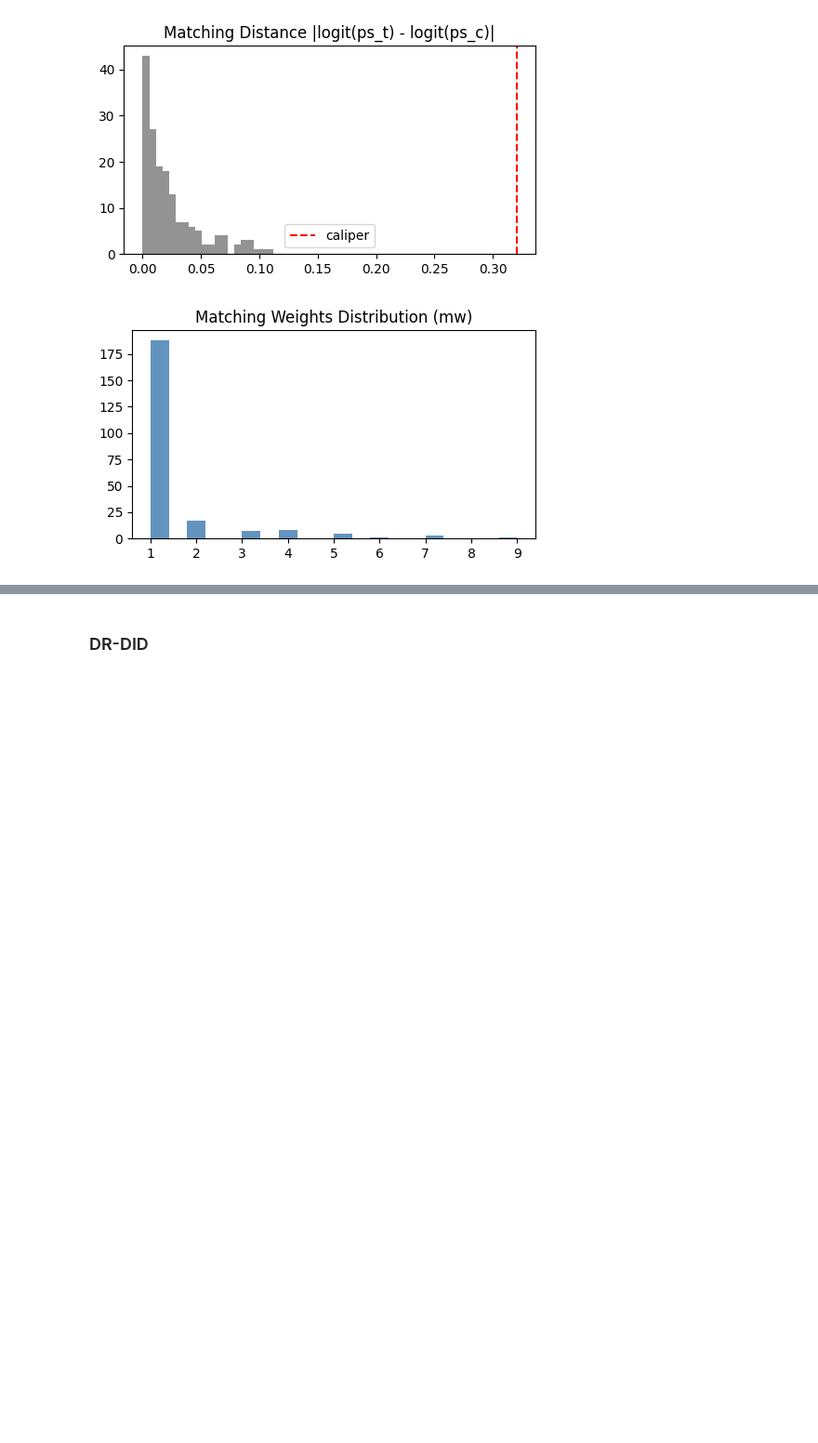
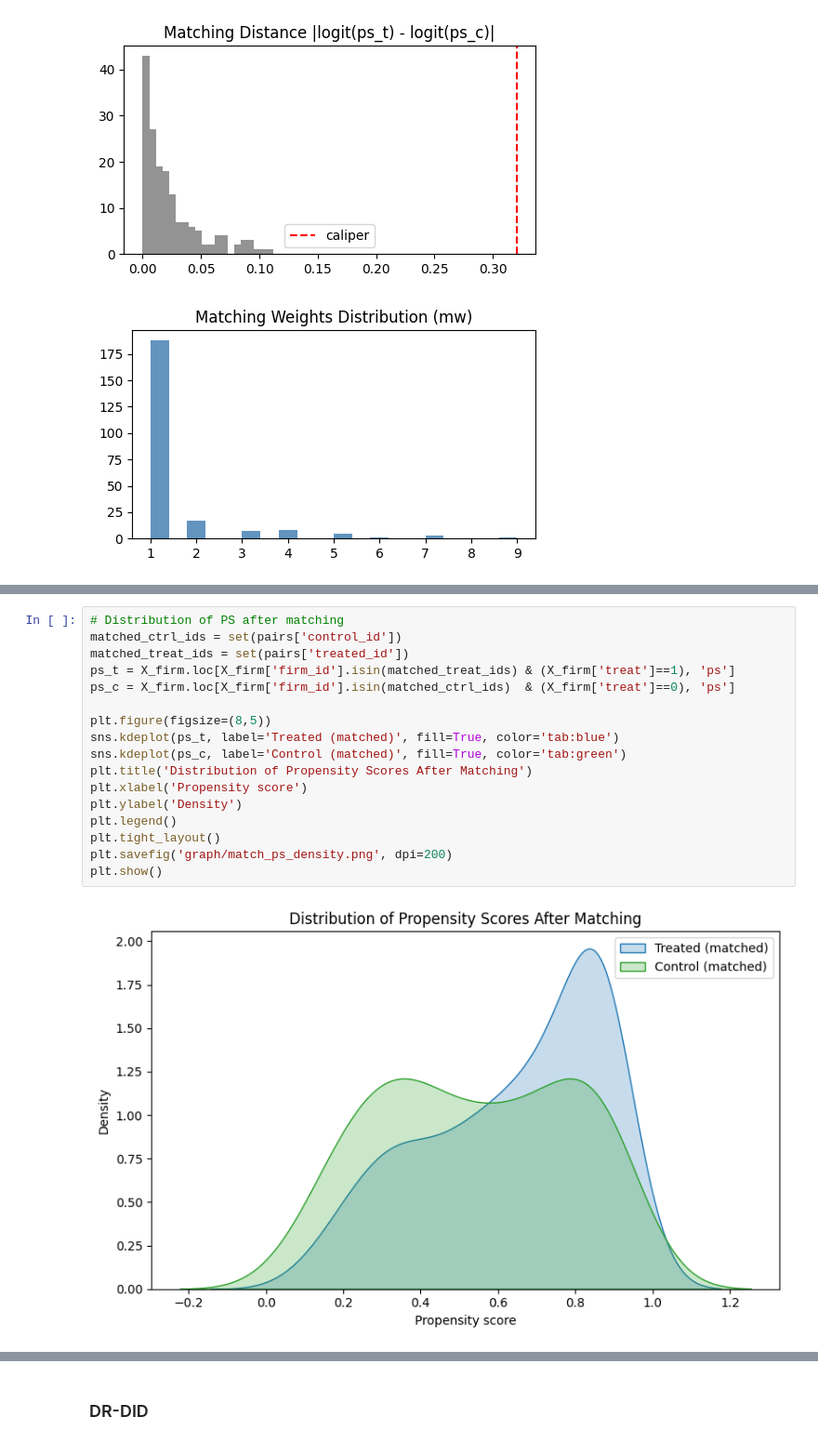
Before and after one commit to wcrisdog/small_business, a Jupyter notebook: 2_empirical_estimate_impute.ipynb, the cells around one changed output, grey strips where cells are left out. Shown at 93% size. Cells and saved outputs as stored; diff of their text form; blank space fills up the shorter version.

```diff
--- a/2_empirical_estimate_impute.ipynb
+++ b/2_empirical_estimate_impute.ipynb
@@ -512,0 +552,19 @@ Notes:
+# %%
+# Distribution of PS after matching
+matched_ctrl_ids = set(pairs['control_id'])
+matched_treat_ids = set(pairs['treated_id'])
+ps_t = X_firm.loc[X_firm['firm_id'].isin(matched_treat_ids) & (X_firm['treat']==1), 'ps']
+ps_c = X_firm.loc[X_firm['firm_id'].isin(matched_ctrl_ids)  & (X_firm['treat']==0), 'ps']
+
+plt.figure(figsize=(8,5))
+sns.kdeplot(ps_t, label='Treated (matched)', fill=True, color='tab:blue')
+sns.kdeplot(ps_c, label='Control (matched)', fill=True, color='tab:green')
+plt.title('Distribution of Propensity Scores After Matching')
+plt.xlabel('Propensity score')
+plt.ylabel('Density')
+plt.legend()
+plt.tight_layout()
+plt.savefig('graph/match_ps_density.png', dpi=200)
+plt.show()
+# %% [output]
+[figure, added]
```
Also changed, not shown: parts of 7 cells of this notebook, 7 other files.
